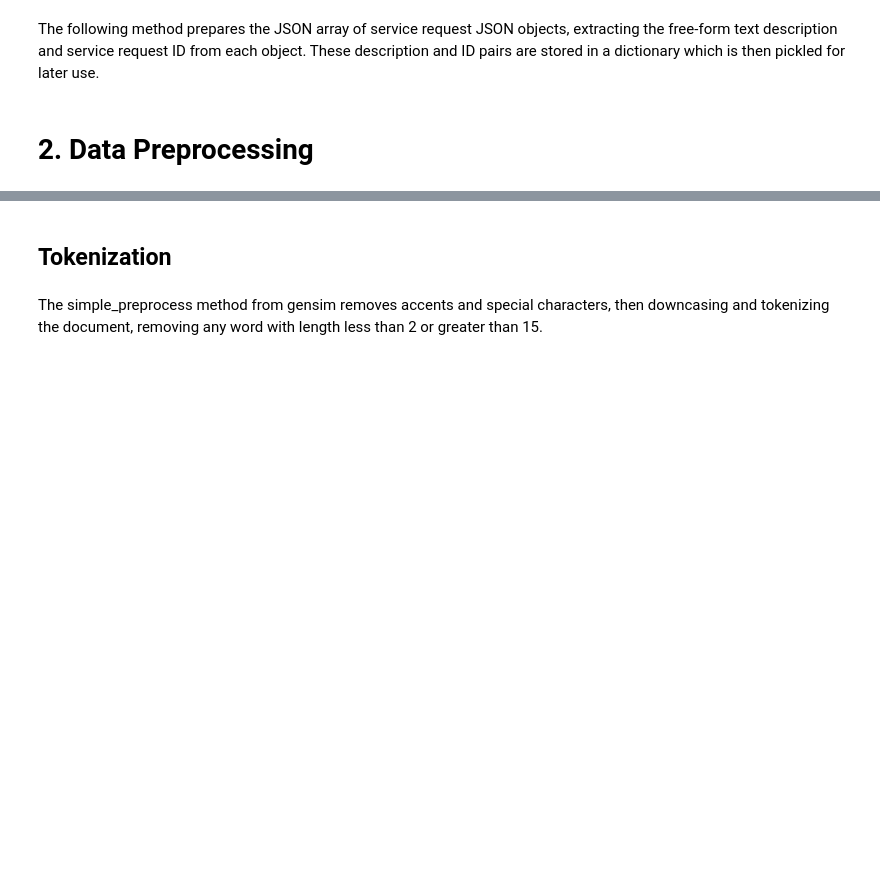
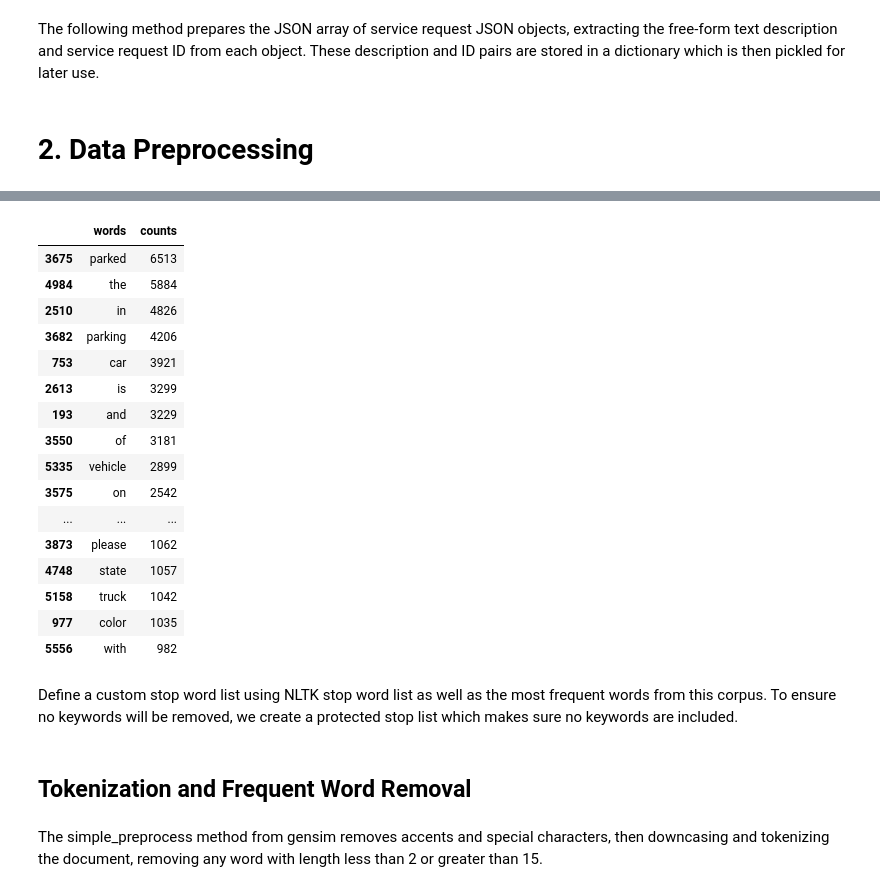
Before and after one commit to marcusaroldan/311-bike-lane-obstruction-extraction-system, a Jupyter notebook: full_pipeline.ipynb, the cells around one changed output, grey strips where cells are left out. Saved outputs shown, nothing was run; the diff lists cells and outputs as text; code cells hidden in the pictures; blank space fills up the shorter version.

```diff
--- a/full_pipeline.ipynb
+++ b/full_pipeline.ipynb
@@ -139,0 +220,34 @@ service_requests_with_description_file.close()
+# %%
+all_words_in_desc = [word for desc in dict.values() for word in simple_preprocess(desc)]
+
+TEN_PCT_THRESHOLD = len(dict.values()) * 0.10
+
+all_words_counts = np.unique(all_words_in_desc, return_counts=True)
+all_words_counts_dict = {
+    'words': all_words_counts[0],
+    'counts': all_words_counts[1]
+}
+all_words_counts_df = pd.DataFrame(all_words_counts_dict)
+all_words_counts_df = all_words_counts_df[all_words_counts_df.counts > TEN_PCT_THRESHOLD]
+all_words_counts_df.sort_values('counts', inplace=True, ascending=False)
+all_words_counts_df
+# %% [output]
+|  | words | counts |
+| 3675 | parked | 6513 |
+| 4984 | the | 5884 |
+| 2510 | in | 4826 |
+| 3682 | parking | 4206 |
+| 753 | car | 3921 |
+| 2613 | is | 3299 |
+| 193 | and | 3229 |
+| 3550 | of | 3181 |
+| 5335 | vehicle | 2899 |
+| 3575 | on | 2542 |
+| ... | ... | ... |
+| 3873 | please | 1062 |
+| 4748 | state | 1057 |
+| 5158 | truck | 1042 |
+| 977 | color | 1035 |
+| 5556 | with | 982 |
+# %% [markdown]
+Define a custom stop word list using NLTK stop word list as well as the most frequent words from this corpus. To ensure no keywords will be removed, we create a protected stop list which makes sure no keywords are included.
@@ -140,5 +258,5 @@ service_requests_with_description_file.close()
 # %% [markdown]
-## Tokenization
+## Tokenization and Frequent Word Removal
 # %% [markdown]
 The simple_preprocess method from gensim removes accents and special characters, then downcasing and tokenizing the document, removing any word with length less than 2 or greater than 15.
 # %%
```
Also changed, not shown: parts of 34 cells of this notebook.
